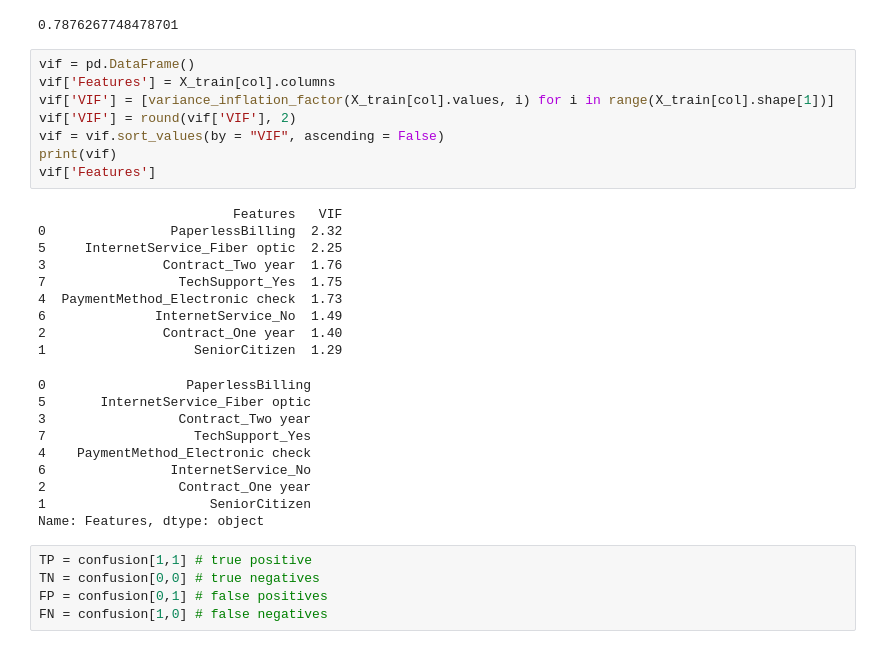
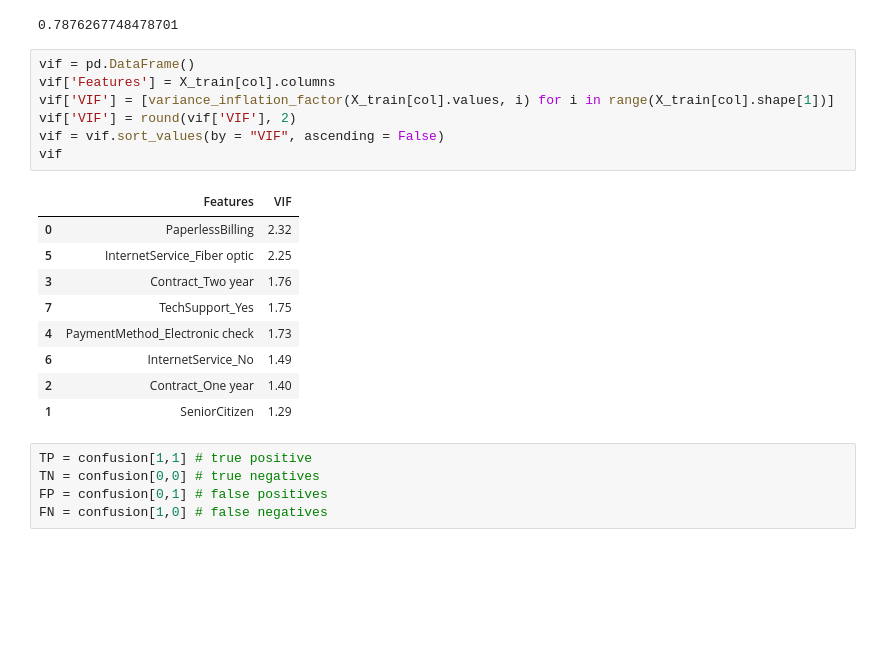
Before and after one commit to sanghamitraa/Logistic_Regression, a Jupyter notebook: Telecom_churn.ipynb, the cells around one changed output. Cells and saved outputs as stored; diff of their text form; blank space fills up the shorter version.

```diff
--- a/Telecom_churn.ipynb
+++ b/Telecom_churn.ipynb
@@ -1123,30 +1123,20 @@ print(metrics.accuracy_score(y_train_pred_final.Churn, y_train_pred_final.predic
 # %%
 vif = pd.DataFrame()
 vif['Features'] = X_train[col].columns
 vif['VIF'] = [variance_inflation_factor(X_train[col].values, i) for i in range(X_train[col].shape[1])]
 vif['VIF'] = round(vif['VIF'], 2)
 vif = vif.sort_values(by = "VIF", ascending = False)
-print(vif)
-vif['Features']
+vif
 # %% [output]
-                         Features   VIF
-0                PaperlessBilling  2.32
-5     InternetService_Fiber optic  2.25
-3               Contract_Two year  1.76
-7                 TechSupport_Yes  1.75
-4  PaymentMethod_Electronic check  1.73
-6              InternetService_No  1.49
-2               Contract_One year  1.40
-1                   SeniorCitizen  1.29
-0                  PaperlessBilling
-5       InternetService_Fiber optic
-3                 Contract_Two year
-7                   TechSupport_Yes
-4    PaymentMethod_Electronic check
-6                InternetService_No
-2                 Contract_One year
-1                     SeniorCitizen
-Name: Features, dtype: object
+|  | Features | VIF |
+| 0 | PaperlessBilling | 2.32 |
+| 5 | InternetService_Fiber optic | 2.25 |
+| 3 | Contract_Two year | 1.76 |
+| 7 | TechSupport_Yes | 1.75 |
+| 4 | PaymentMethod_Electronic check | 1.73 |
+| 6 | InternetService_No | 1.49 |
+| 2 | Contract_One year | 1.40 |
+| 1 | SeniorCitizen | 1.29 |
 # %%
 TP = confusion[1,1] # true positive
 TN = confusion[0,0] # true negatives
```
Also changed, not shown: parts of 44 cells of this notebook.
